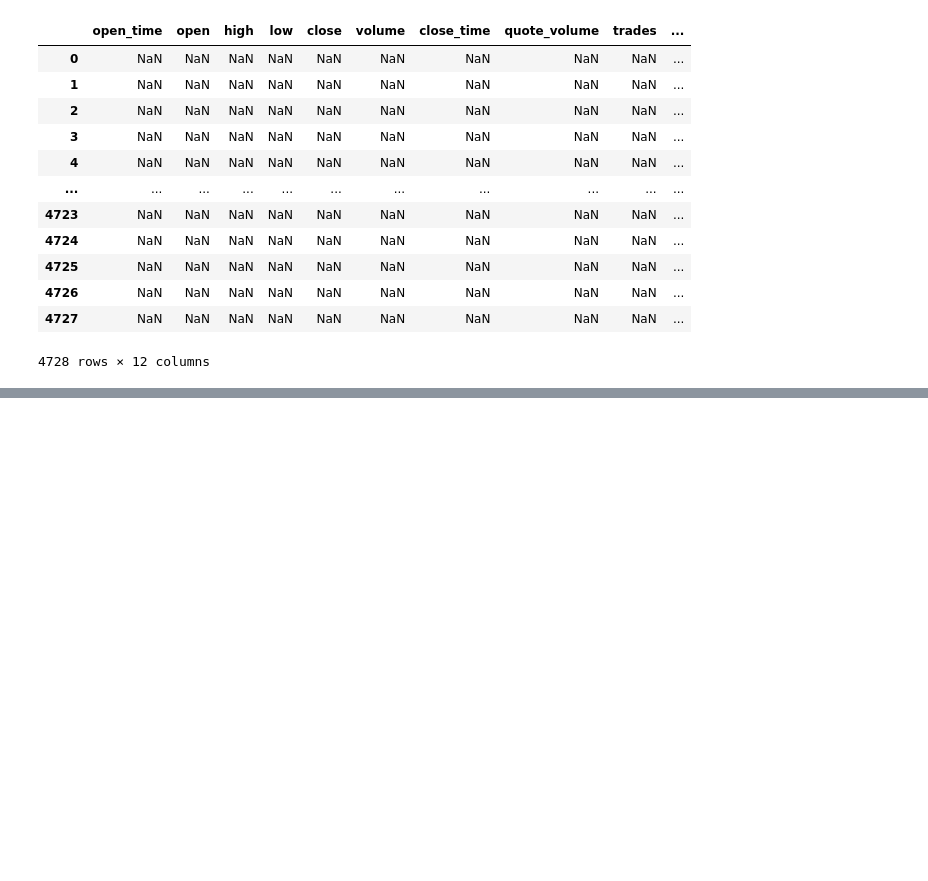
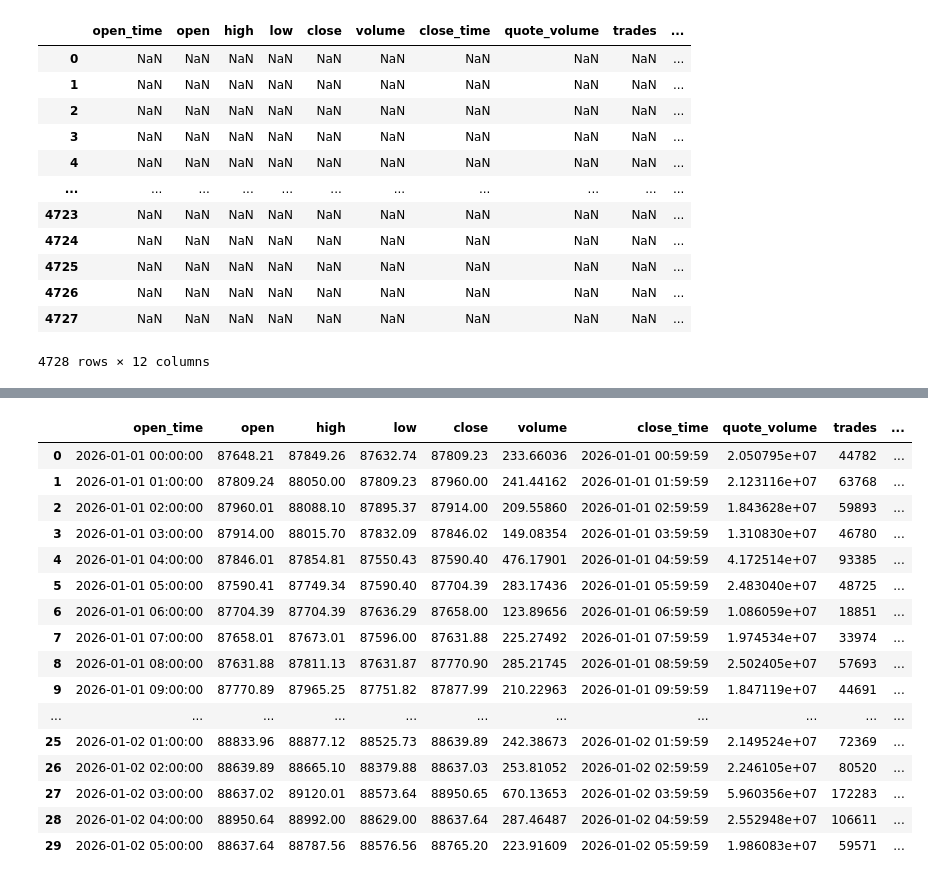
Before and after one commit to gloriaoyewusii/Finance-DE-Project, a Jupyter notebook: Finance DE Project.ipynb, the cells around one changed output, grey strips where cells are left out. Cells and saved outputs as stored; diff of their text form; code cells hidden in the pictures; blank space fills up the shorter version.

```diff
--- a/Finance DE Project.ipynb
+++ b/Finance DE Project.ipynb
@@ -118,0 +206,2 @@ micro_df[micro_df.isnull()]
+# %%
+micro_df["fma_6"] = micro_df["close"].rolling(6).mean()
@@ -118,0 +222,2 @@ micro_df[micro_df.isnull()]
+# %%
+micro_df["fma_6"] = micro_df["fma_6"].round(2)
@@ -118,0 +241,2 @@ micro_df[micro_df.isnull()]
+# %%
+micro_df["sma_18"] = micro_df["close"].rolling(18).mean()
@@ -118,0 +263,22 @@ micro_df[micro_df.isnull()]
+# %%
+micro_df["sma_18"] = micro_df["sma_18"].round(2)
+# %%
+micro_df.head(30)
+# %% [output]
+|  | open_time | open | high | low | close | volume | close_time | quote_volume | trades | ... |
+| 0 | 2026-01-01 00:00:00 | 87648.21 | 87849.26 | 87632.74 | 87809.23 | 233.66036 | 2026-01-01 00:59:59 | 2.050795e+07 | 44782 | ... |
+| 1 | 2026-01-01 01:00:00 | 87809.24 | 88050.00 | 87809.23 | 87960.00 | 241.44162 | 2026-01-01 01:59:59 | 2.123116e+07 | 63768 | ... |
+| 2 | 2026-01-01 02:00:00 | 87960.01 | 88088.10 | 87895.37 | 87914.00 | 209.55860 | 2026-01-01 02:59:59 | 1.843628e+07 | 59893 | ... |
+| 3 | 2026-01-01 03:00:00 | 87914.00 | 88015.70 | 87832.09 | 87846.02 | 149.08354 | 2026-01-01 03:59:59 | 1.310830e+07 | 46780 | ... |
+| 4 | 2026-01-01 04:00:00 | 87846.01 | 87854.81 | 87550.43 | 87590.40 | 476.17901 | 2026-01-01 04:59:59 | 4.172514e+07 | 93385 | ... |
+| 5 | 2026-01-01 05:00:00 | 87590.41 | 87749.34 | 87590.40 | 87704.39 | 283.17436 | 2026-01-01 05:59:59 | 2.483040e+07 | 48725 | ... |
+| 6 | 2026-01-01 06:00:00 | 87704.39 | 87704.39 | 87636.29 | 87658.00 | 123.89656 | 2026-01-01 06:59:59 | 1.086059e+07 | 18851 | ... |
+| 7 | 2026-01-01 07:00:00 | 87658.01 | 87673.01 | 87596.00 | 87631.88 | 225.27492 | 2026-01-01 07:59:59 | 1.974534e+07 | 33974 | ... |
+| 8 | 2026-01-01 08:00:00 | 87631.88 | 87811.13 | 87631.87 | 87770.90 | 285.21745 | 2026-01-01 08:59:59 | 2.502405e+07 | 57693 | ... |
+| 9 | 2026-01-01 09:00:00 | 87770.89 | 87965.25 | 87751.82 | 87877.99 | 210.22963 | 2026-01-01 09:59:59 | 1.847119e+07 | 44691 | ... |
+| ... | ... | ... | ... | ... | ... | ... | ... | ... | ... | ... |
+| 25 | 2026-01-02 01:00:00 | 88833.96 | 88877.12 | 88525.73 | 88639.89 | 242.38673 | 2026-01-02 01:59:59 | 2.149524e+07 | 72369 | ... |
+| 26 | 2026-01-02 02:00:00 | 88639.89 | 88665.10 | 88379.88 | 88637.03 | 253.81052 | 2026-01-02 02:59:59 | 2.246105e+07 | 80520 | ... |
+| 27 | 2026-01-02 03:00:00 | 88637.02 | 89120.01 | 88573.64 | 88950.65 | 670.13653 | 2026-01-02 03:59:59 | 5.960356e+07 | 172283 | ... |
+| 28 | 2026-01-02 04:00:00 | 88950.64 | 88992.00 | 88629.00 | 88637.64 | 287.46487 | 2026-01-02 04:59:59 | 2.552948e+07 | 106611 | ... |
+| 29 | 2026-01-02 05:00:00 | 88637.64 | 88787.56 | 88576.56 | 88765.20 | 223.91609 | 2026-01-02 05:59:59 | 1.986083e+07 | 59571 | ... |
```
Also changed, not shown: parts of 29 cells of this notebook.
